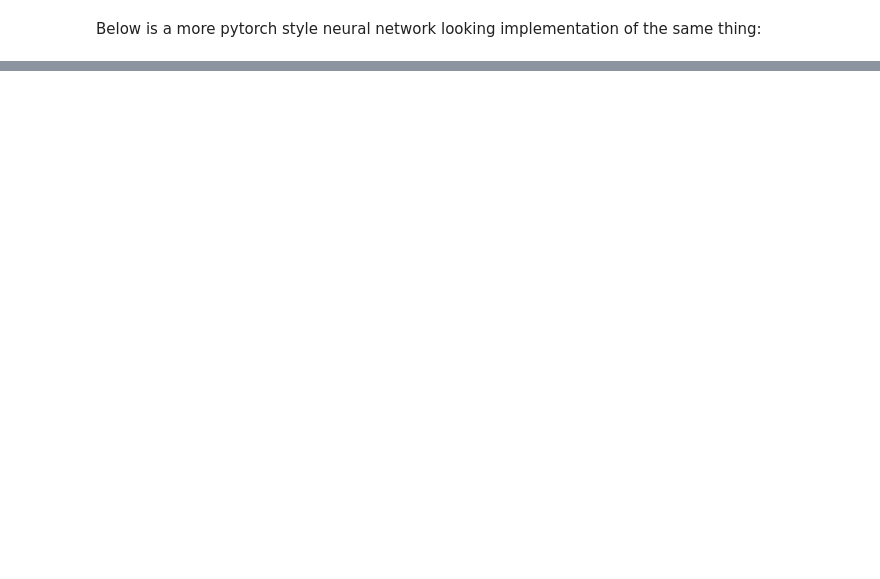
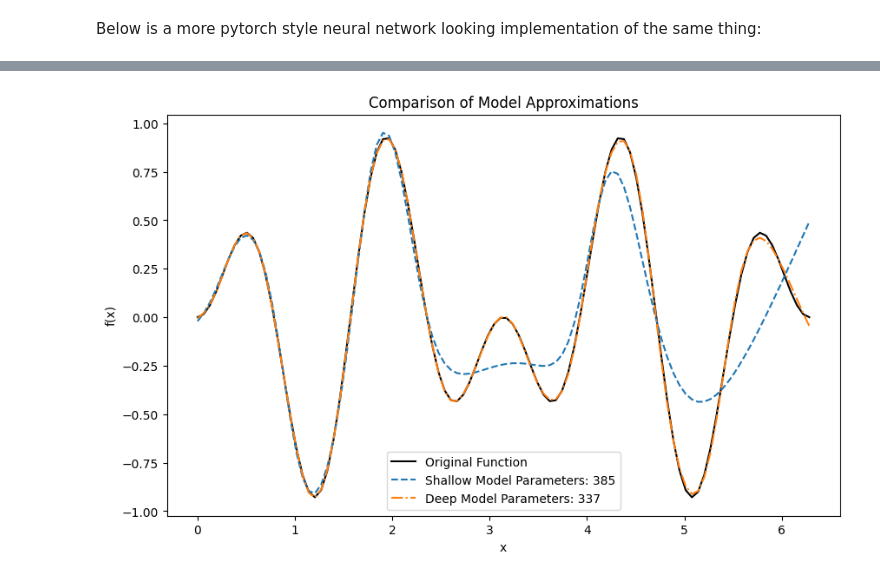
Before and after one commit to foxtrotmike/CS909, a Jupyter notebook: uniapprox.ipynb, the cells around one changed output, grey strips where cells are left out. Cells and saved outputs as stored; diff of their text form; code cells hidden in the pictures; blank space fills up the shorter version.

```diff
--- a/uniapprox.ipynb
+++ b/uniapprox.ipynb
@@ -175,0 +180,70 @@ To do:
+# %%
+import numpy as np
+import matplotlib.pyplot as plt
+import torch
+from tqdm import tqdm
+import torch.nn as nn
+
+# Generate synthetic data
+x = np.linspace(0, 2 * np.pi, 100)
+y = np.sin(x) * np.sin(4 * x)
+# Convert to PyTorch tensors
+x_tensor = torch.tensor(x, dtype=torch.float32).view(-1, 1)
+y_tensor = torch.tensor(y, dtype=torch.float32).view(-1, 1)
+
+def create_shallow_model(input_size, output_size):
+    # A shallow model with more neurons in a single hidden layer
+    return nn.Sequential(
+        nn.Linear(input_size, 128),
+        nn.Sigmoid(),
+        nn.Linear(128, output_size)
+    )
+
+def create_deep_model(input_size, output_size):
+    # A deeper model with multiple hidden layers but fewer neurons
+    return nn.Sequential(
+        nn.Linear(input_size, 32),
+        nn.Sigmoid(),
+        nn.Linear(32, 8),
+        nn.Sigmoid(),
+        nn.Linear(8, output_size)
+    )
+def train_model(model, x_tensor, y_tensor, epochs=5000, learning_rate=1e-2):
+    optimizer = torch.optim.Adam(model.parameters(), lr=learning_rate)
+    criterion = nn.MSELoss()
+    for epoch in tqdm(range(epochs)):
+        optimizer.zero_grad()
+        output = model(x_tensor)
+        loss = criterion(output, y_tensor)
+        loss.backward()
+        optimizer.step()
+    return model
+# Create and train the shallow model
+shallow_model = create_shallow_model(1, 1)
+trained_shallow_model = train_model(shallow_model, x_tensor, y_tensor)
+
+# Create and train the deep model
+deep_model = create_deep_model(1, 1)
+trained_deep_model = train_model(deep_model, x_tensor, y_tensor)
+
+# Generate predictions
+with torch.no_grad():
+    shallow_predictions = trained_shallow_model(x_tensor)
+    deep_predictions = trained_deep_model(x_tensor)
+
+def count_parameters(model):
+    return sum(p.numel() for p in model.parameters() if p.requires_grad)
+
+shallow_count,deep_count = count_parameters(shallow_model),count_parameters(deep_model)
+# Plotting
+plt.figure(figsize=(10, 6))
+plt.plot(x, y, label='Original Function', color='black')
+plt.plot(x, shallow_predictions.numpy(), label=f'Shallow Model Parameters: {shallow_count}', linestyle='--')
+plt.plot(x, deep_predictions.numpy(), label=f'Deep Model Parameters: {deep_count}', linestyle='-.')
+plt.legend()
+plt.xlabel('x')
+plt.ylabel('f(x)')
+plt.title('Comparison of Model Approximations')
+plt.show()
+# %% [output]
+[figure, added]
```
Also changed, not shown: parts of 5 cells of this notebook.
